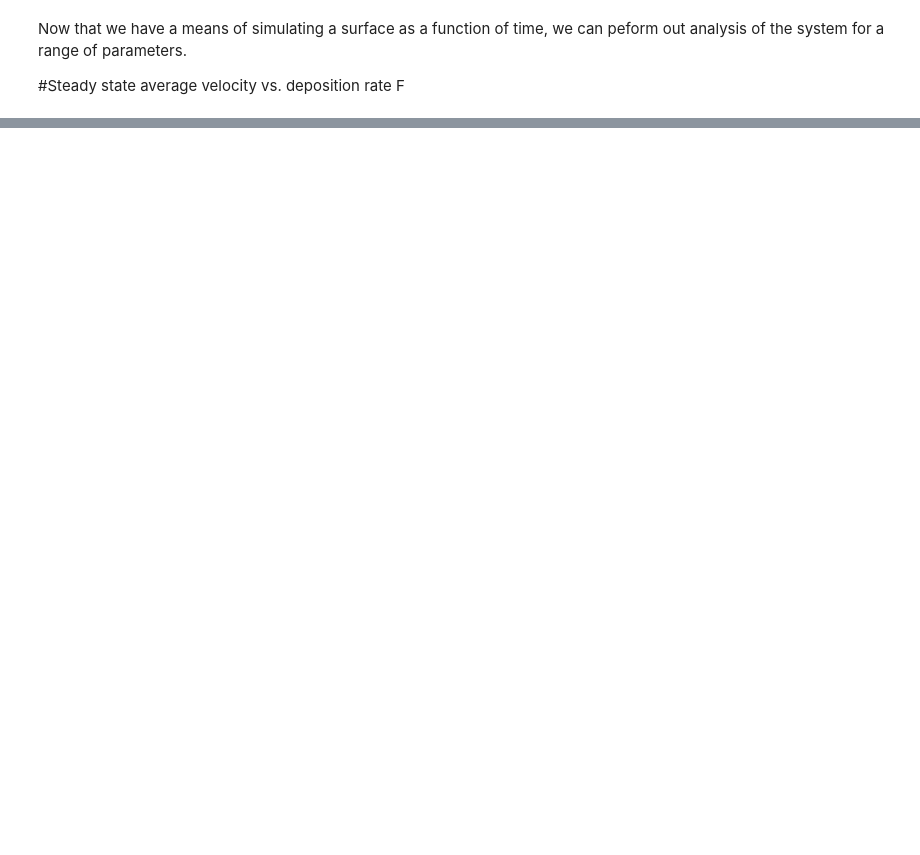
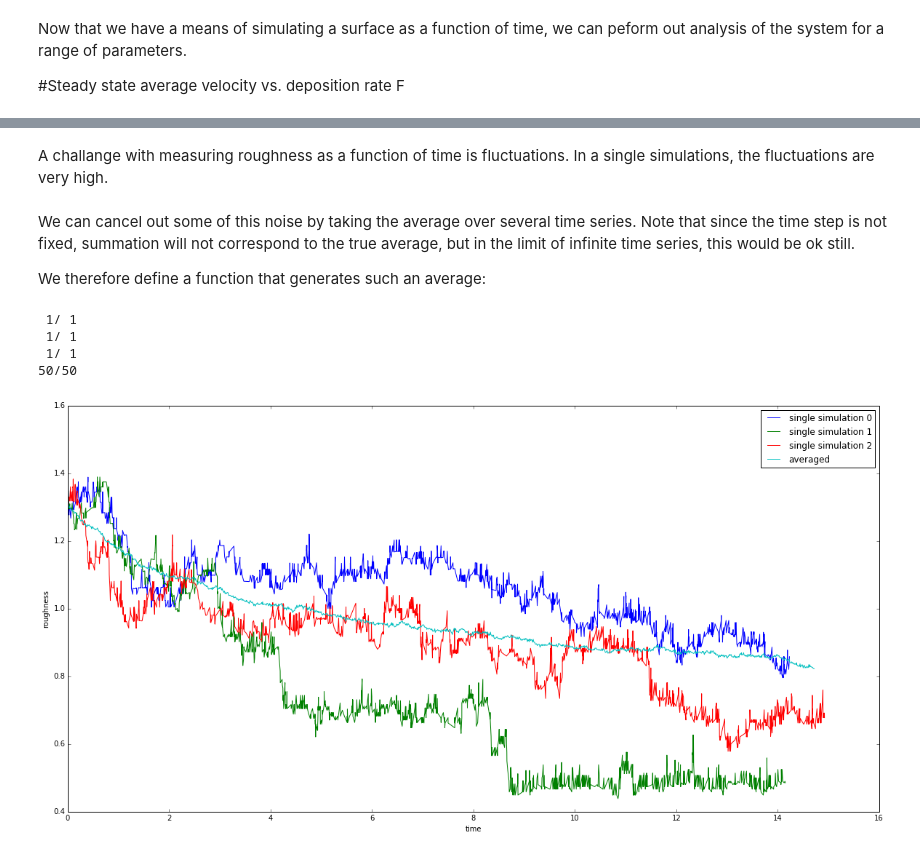
Before and after one commit to jorgehog/NanoHealWorkshop2015, a Jupyter notebook: KMC.ipynb, the cells around one changed output, grey strips where cells are left out. Saved outputs shown, nothing was run; the diff lists cells and outputs as text; code cells hidden in the pictures; blank space fills up the shorter version.

```diff
--- a/KMC.ipynb
+++ b/KMC.ipynb
@@ -270,0 +316,14 @@ show()
+# %%
+def calculate_roughness(surface_heights):
+    """
+    Returns the roughness value of the given surface.
+    """
+
+    return std(surface_heights - surface_heights.mean())
+# %% [markdown]
+A challange with measuring roughness as a function of time is fluctuations. In a single simulations, the fluctuations are very high.
+# %% [markdown]
+We can cancel out some of this noise by taking the average over several time series. Note that since the time step is not fixed,
+summation will not correspond to the true average, but in the limit of infinite time series, this would be ok still.
+
+We therefore define a function that generates such an average:
@@ -270,0 +362,31 @@ show()
+# %%
+surface_heights = random.randint(5, size=L) #initial configuration
+
+T = 0.2
+F = 1.0
+L = 50
+N = 1500
+repeats = 50
+
+n_singles = 3
+
+#first we do some single simulations to demonstrate the level of noise
+for n in range(n_singles):
+    average_roughness_single, average_time_single = generate_average_roughness_vs_time(surface_heights, L, N, 1, F, T)
+    plot(average_time_single, average_roughness_single, label="single simulation %d" % n)
+
+#then we do an average
+average_roughness, average_time = generate_average_roughness_vs_time(surface_heights, L, N, repeats, F, T)
+plot(average_time, average_roughness, label="averaged")
+
+xlabel("time")
+ylabel("roughness")
+
+legend()
+show()
+# %% [output]
+ 1/ 1
+ 1/ 1
+ 1/ 1
+50/50
+[figure, added]
```
Also changed, not shown: parts of 13 cells of this notebook.
